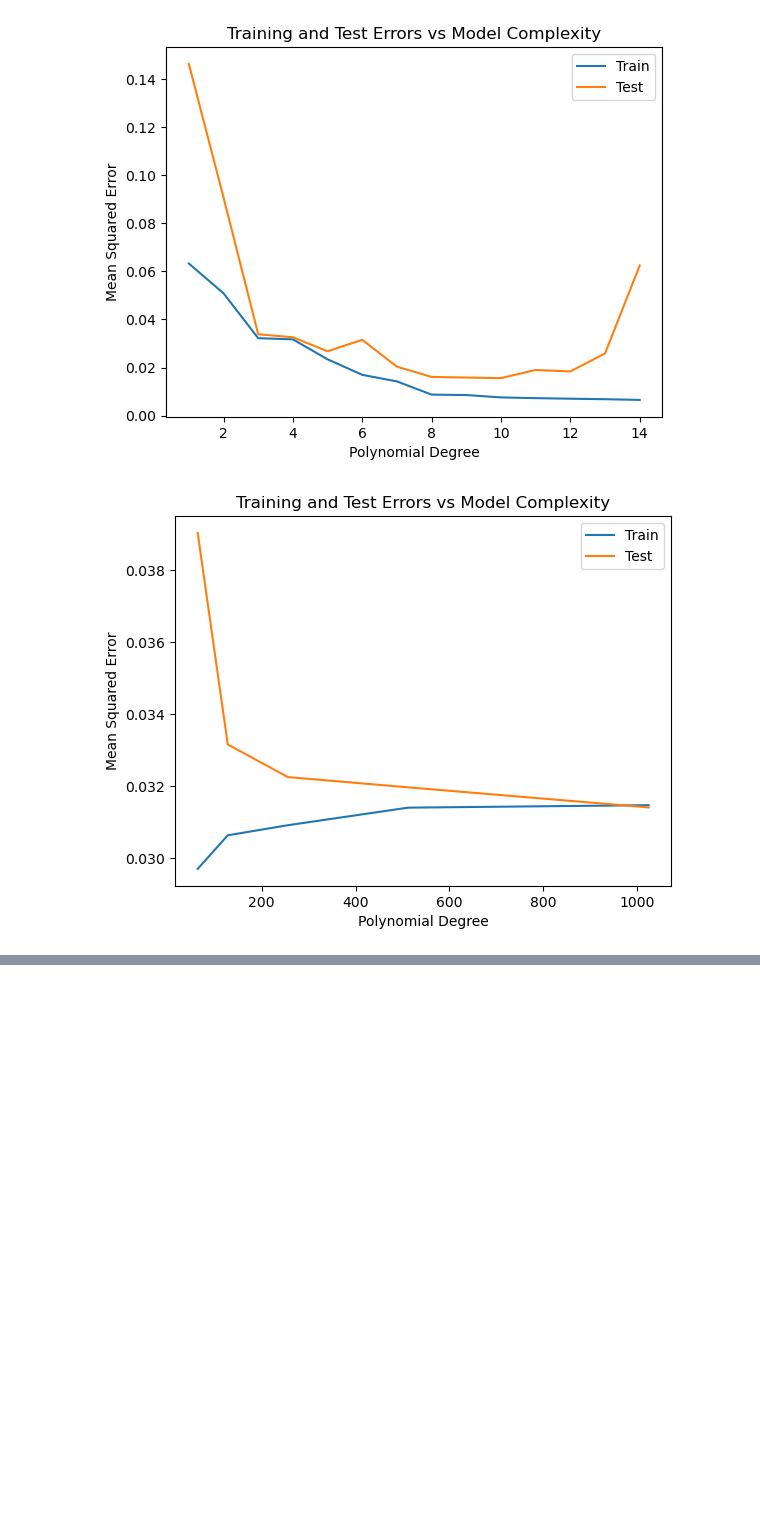
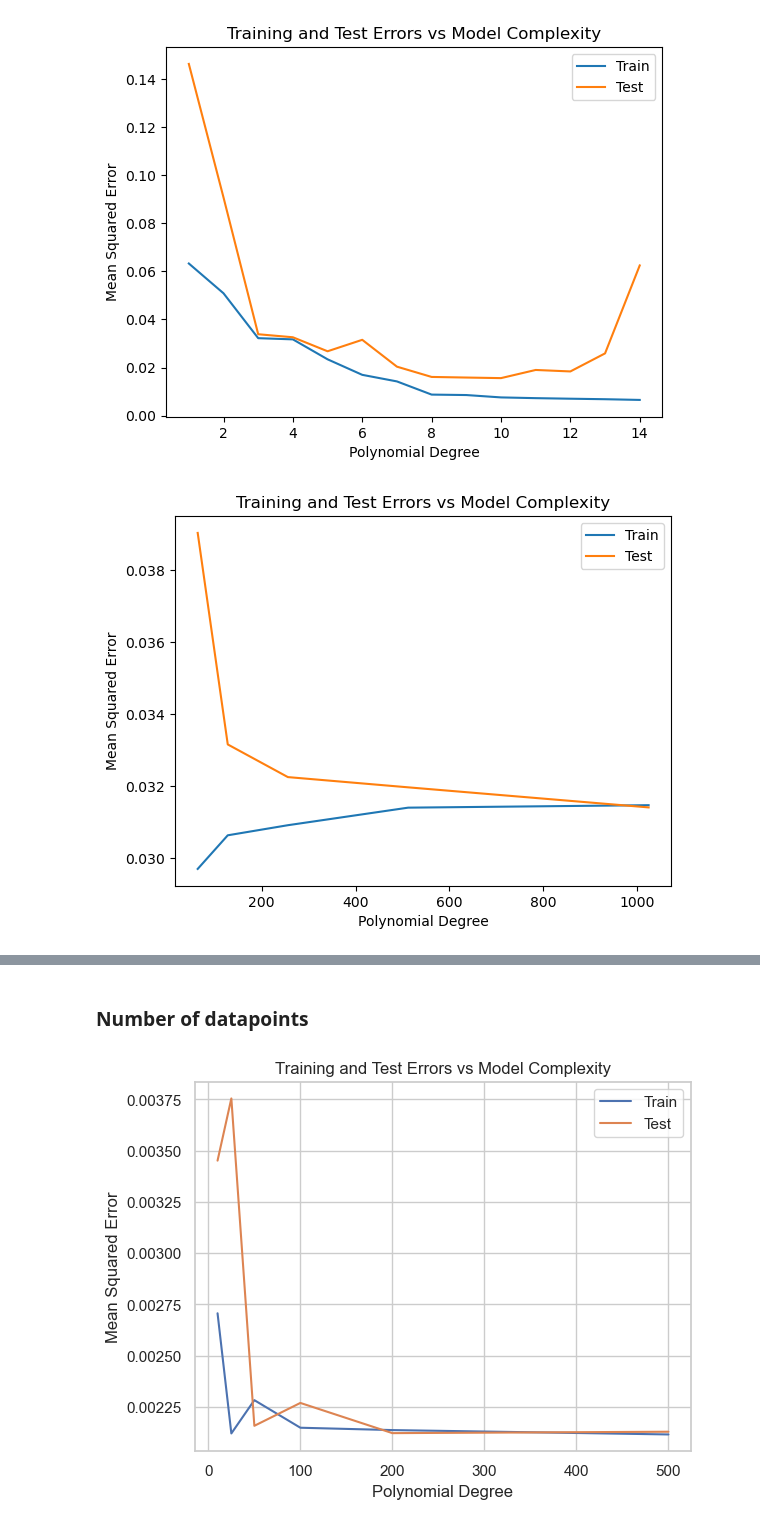
Before and after one commit to MariaFlyAway/Project1_FYS_STK, a Jupyter notebook: Exercises/bias_variance_tradeoff.ipynb, the cells around one changed output, grey strips where cells are left out. Saved outputs shown, nothing was run; the diff lists cells and outputs as text; code cells hidden in the pictures; blank space fills up the shorter version.

```diff
--- a/Exercises/bias_variance_tradeoff.ipynb
+++ b/Exercises/bias_variance_tradeoff.ipynb
@@ -106,0 +178,51 @@ plt.show()
+# %% [markdown]
+### Number of datapoints
+# %%
+np.random.seed(3)
+
+max_degree = 5
+
+# Splitting the data into train and test
+num_list = np.asarray([10, 25, 50, 100, 200, 500])
+MSE_train = np.zeros(len(num_list))
+MSE_test = np.zeros(len(num_list))
+for idx, n in enumerate(num_list):
+    # Making data
+    x = np.linspace(0, 1, n)
+    y = np.linspace(0, 1, n)
+    x, y = np.meshgrid(x,y)
+
+    x = x.ravel()
+    y = y.ravel()
+
+    k = .01 # noise coefficient
+    z = FrankeFunction(x,y) + k*np.random.randn(n**2) # target variable with standard normal noise
+
+    # stacking x and y beside each other and splitting the data
+    X = np.column_stack((x,y))
+    X_train, X_test, z_train, z_test = train_test_split(X, z, test_size=0.2, random_state=3)
+
+    # Fitting the data
+    model = make_pipeline(
+        PolynomialFeatures(degree=max_degree),
+        LinearRegression()
+        )
+
+    model.fit(X_train, z_train)
+
+    y_predict_train = model.predict(X_train)
+    y_predict_test = model.predict(X_test)
+
+    # calculating the MSE for the train and test dataset
+    MSE_train[idx] = mean_squared_error(z_train, y_predict_train)
+    MSE_test[idx] = mean_squared_error(z_test, y_predict_test)
+
+plt.plot(num_list, MSE_train, label='Train')
+plt.plot(num_list, MSE_test, label='Test')
+plt.xlabel('Polynomial Degree')
+plt.ylabel('Mean Squared Error')
+plt.title('Training and Test Errors vs Model Complexity')
+plt.legend()
+plt.show()
+# %% [output]
+[figure, added]
```
Also changed, not shown: parts of 9 cells of this notebook.
